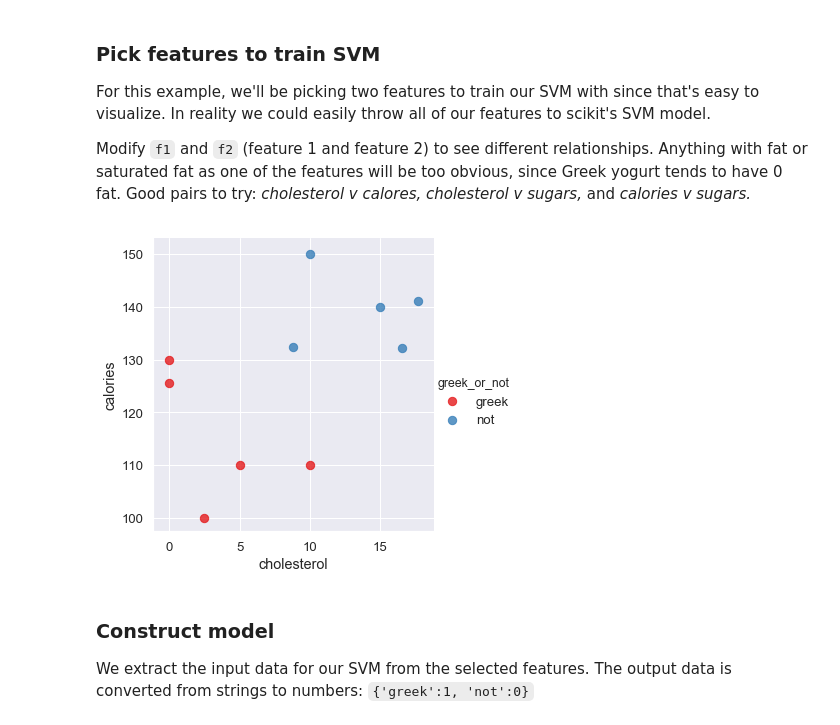
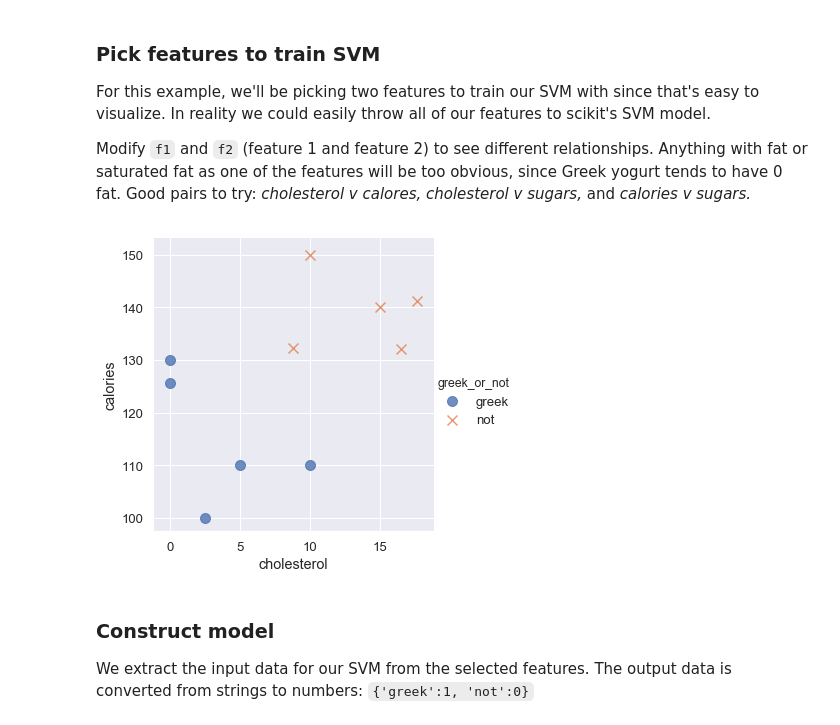
Before and after one commit to tjmachinelearning/yogurt-svm, a Jupyter notebook: greek_or_not.ipynb, the cells around one changed output. Drawn from its saved outputs; the diff is of its cells as text; code cells hidden in the pictures.

Commit message:
graphs changed

````diff
--- a/greek_or_not.ipynb
+++ b/greek_or_not.ipynb
@@ -80,12 +80,12 @@
 # %%
 #change these variables
 f1 = 'cholesterol'
 f2 = 'calories'
 
-sns.lmplot(x=f1, y=f2, data=nutr_facts, hue='greek_or_not',
-           palette='Set1', fit_reg=False, scatter_kws={"s": 70});
+sns.lmplot(x=f1, y=f2, data=nutr_facts, hue='greek_or_not', fit_reg=False,
+           scatter_kws={"s": 100}, markers=['o', 'x']);
 # %% [output]
-[figure, old version]
+[figure, new version]
 # %% [markdown]
 ### Construct model
 We extract the input data for our SVM from the selected features. The output data is converted from strings to numbers: ```{'greek':1, 'not':0}```
````
Also changed, not shown: parts of 7 cells of this notebook.
